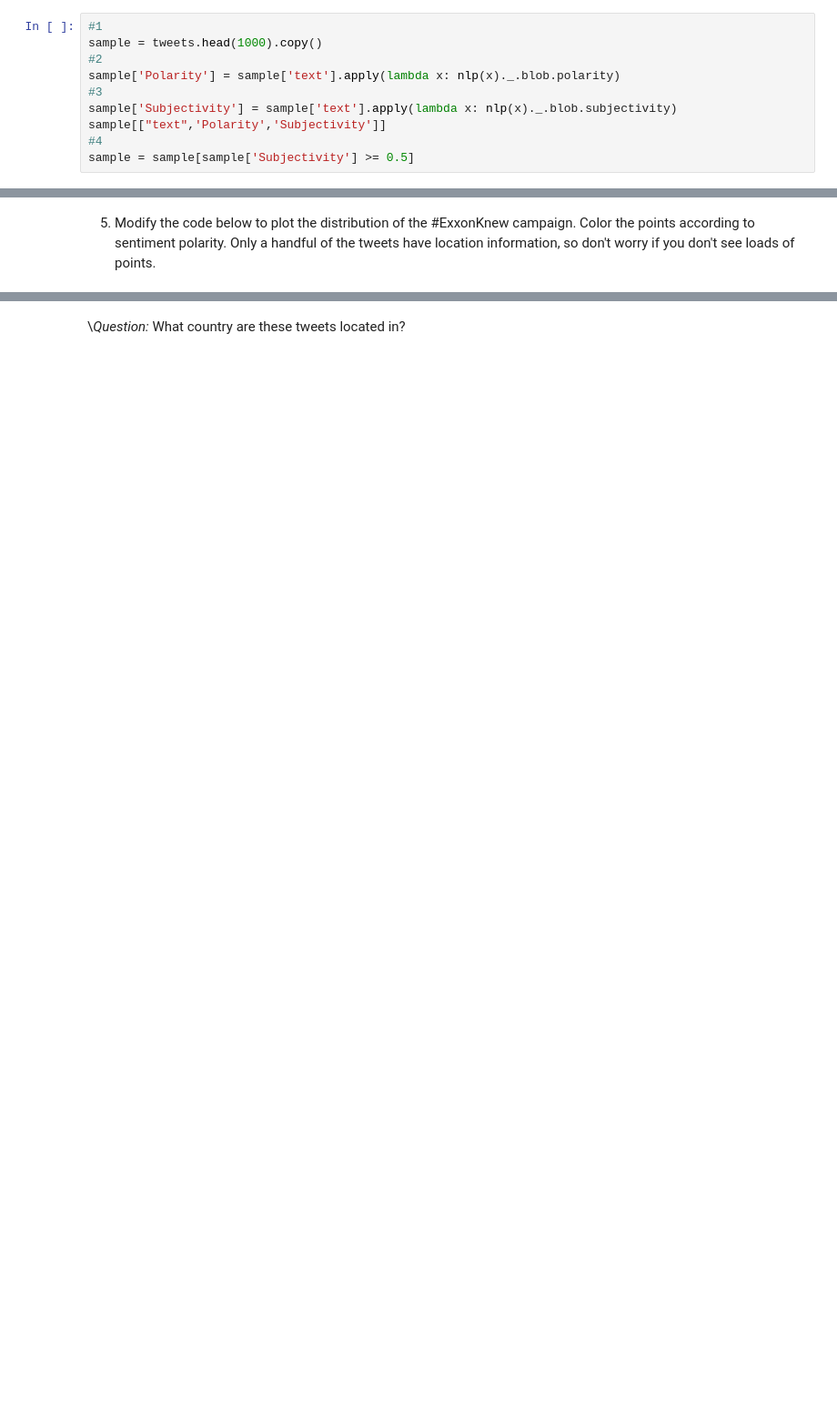
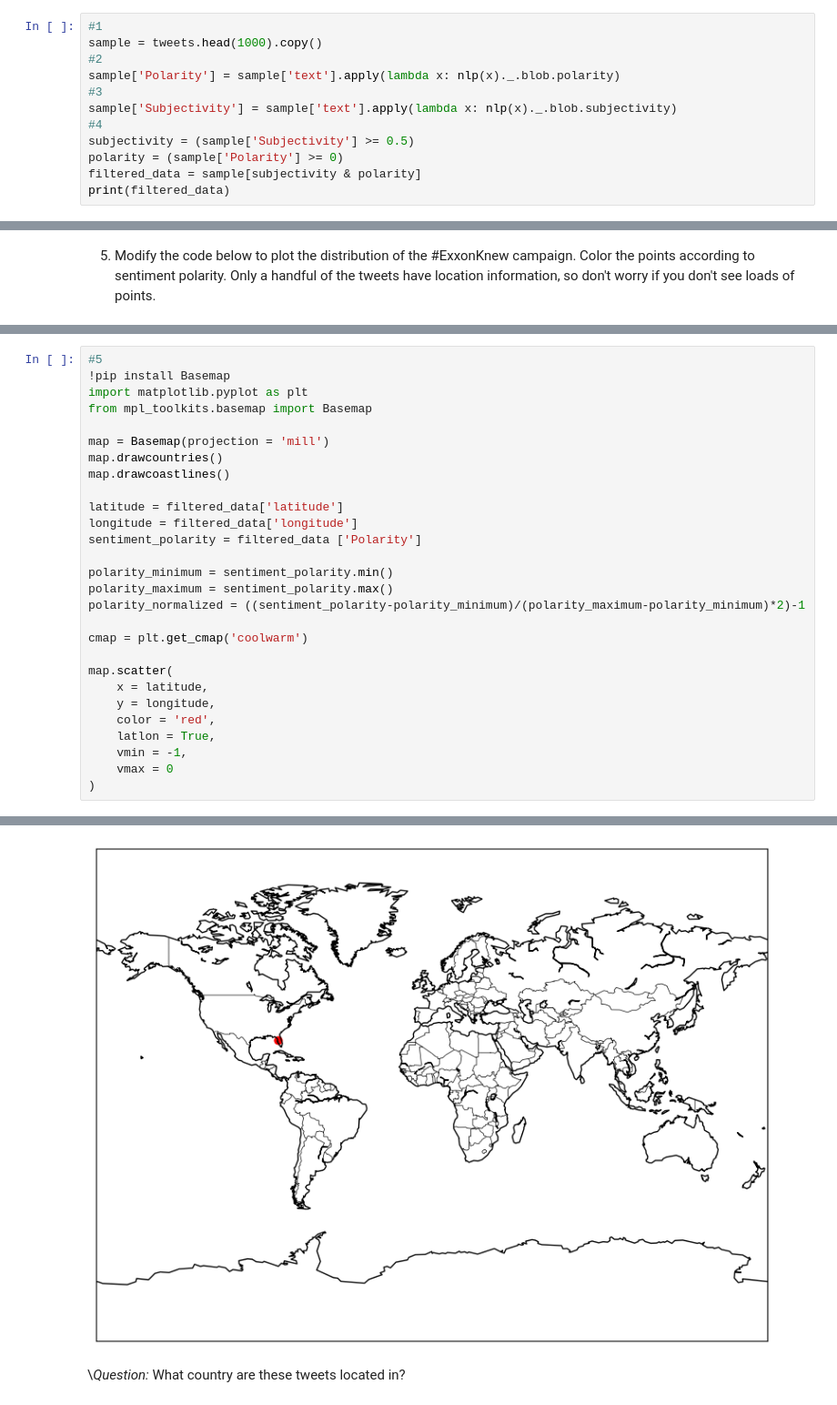
Before and after one commit to radhikarudra/QM2, a Jupyter notebook: Copy_of_W4_Natural_Language_Processing_Student_Version.ipynb, the cells around one changed output, grey strips where cells are left out. Shown at 91% size. Saved outputs shown, nothing was run; the diff lists cells and outputs as text; blank space fills up the shorter version.

```diff
--- a/Copy_of_W4_Natural_Language_Processing_Student_Version.ipynb
+++ b/Copy_of_W4_Natural_Language_Processing_Student_Version.ipynb
@@ -630,6 +628,8 @@ sample = tweets.head(1000).copy()
 sample['Polarity'] = sample['text'].apply(lambda x: nlp(x)._.blob.polarity)
 #3
 sample['Subjectivity'] = sample['text'].apply(lambda x: nlp(x)._.blob.subjectivity)
-sample[["text",'Polarity','Subjectivity']]
 #4
-sample = sample[sample['Subjectivity'] >= 0.5]
+subjectivity = (sample['Subjectivity'] >= 0.5)
+polarity = (sample['Polarity'] >= 0)
+filtered_data = sample[subjectivity & polarity]
+print(filtered_data)
@@ -675,0 +669,29 @@ Polarity Score: 1.0
+# %%
+#5
+!pip install Basemap
+import matplotlib.pyplot as plt
+from mpl_toolkits.basemap import Basemap
+
+map = Basemap(projection = 'mill')
+map.drawcountries()
+map.drawcoastlines()
+
+latitude = filtered_data['latitude']
+longitude = filtered_data['longitude']
+sentiment_polarity = filtered_data ['Polarity']
+
+polarity_minimum = sentiment_polarity.min()
+polarity_maximum = sentiment_polarity.max()
+polarity_normalized = ((sentiment_polarity-polarity_minimum)/(polarity_maximum-polarity_minimum)*2)-1
+
+cmap = plt.get_cmap('coolwarm')
+
+map.scatter(
+    x = latitude,
+    y = longitude,
+    color = 'red',
+    latlon = True,
+    vmin = -1,
+    vmax = 0
+)
+# %% [output]
@@ -676,2 +715,3 @@ Polarity Score: 1.0
+[figure, added]
 # %% [markdown]
 \\*Question:* What country are these tweets located in?
```
Also changed, not shown: parts of 6 cells of this notebook.
